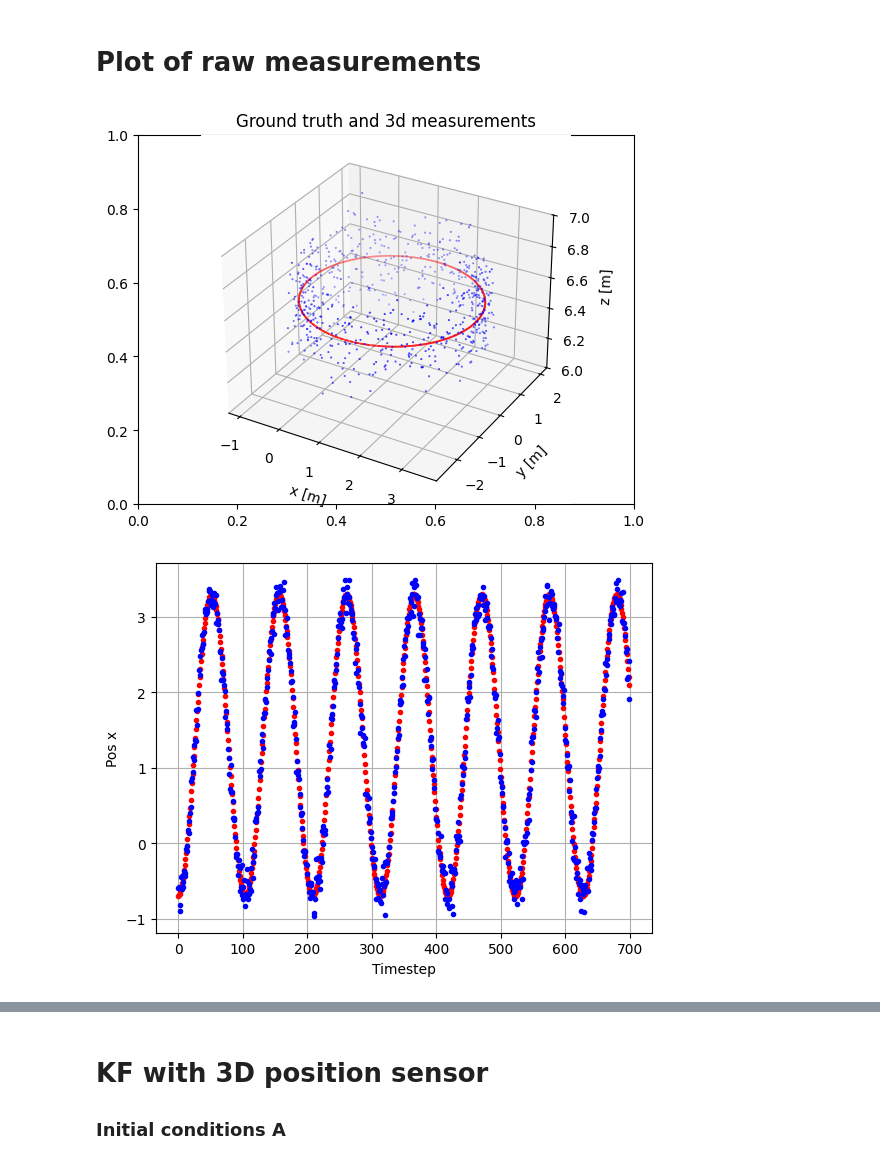
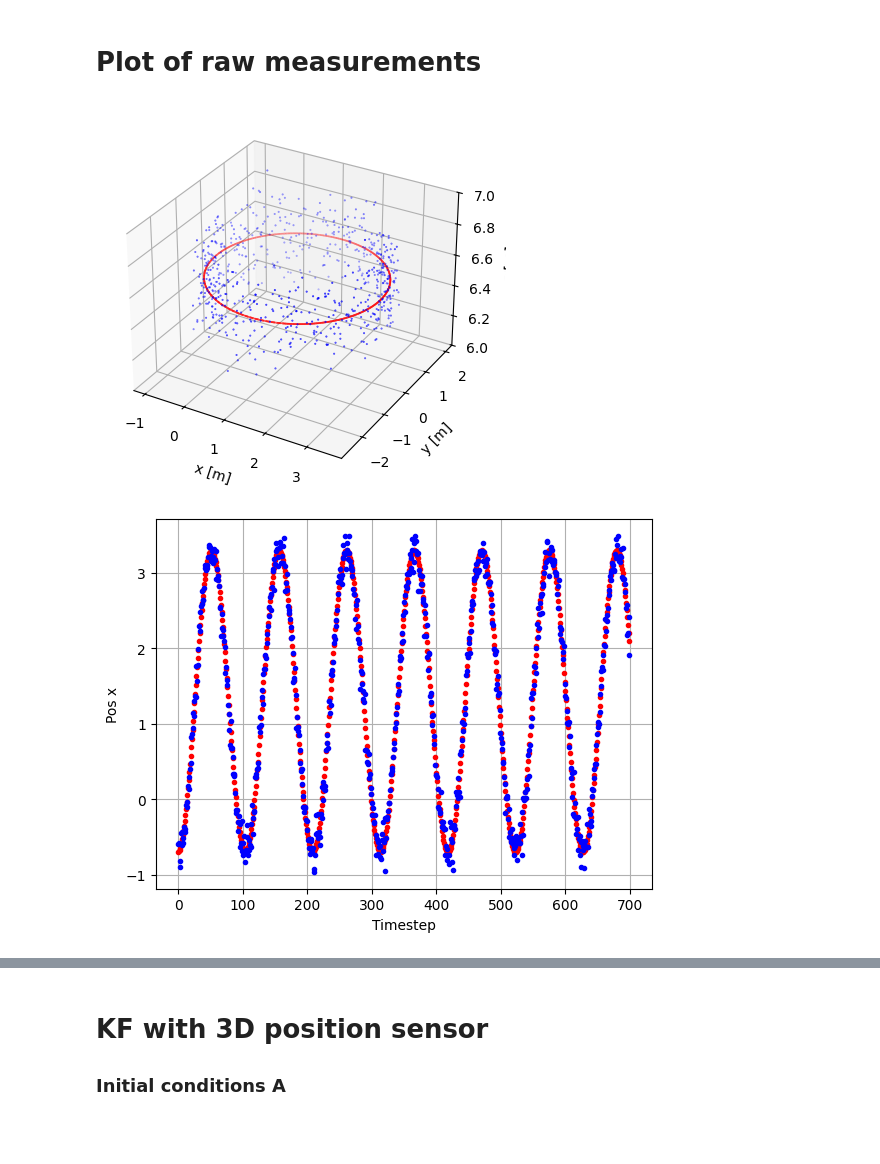
Before and after one commit to Fobi-02/DLR_estimation_challenge, a Jupyter notebook: 3D_sensor.ipynb, the cells around one changed output, grey strips where cells are left out. Cells and saved outputs as stored; diff of their text form; code cells hidden in the pictures; blank space fills up the shorter version.

```diff
--- a/3D_sensor.ipynb
+++ b/3D_sensor.ipynb
@@ -10,26 +17,28 @@ sensor_3d    = np.loadtxt("data/measurements_3d_position_sensor.csv", delimiter=
 # %% [markdown]
 # Plot of raw measurements
 # %%
+# plotting the 3D trajectory
 fig = plt.figure()
-plt.title("Ground truth and 3d measurements")
+#plt.title("Ground truth and 3d measurements")
 ax = fig.add_subplot(111, projection="3d")
 ax.scatter(ground_truth[:,0],ground_truth[:,1],ground_truth[:,2], s=0.1, color='red')
 ax.scatter(sensor_3d[:,0],sensor_3d[:,1],sensor_3d[:,2], s=0.2, color='blue')
 ax.set_xlabel("x [m]")
 ax.set_ylabel("y [m]")
 ax.set_zlabel("z [m]")
 ax.set_zlim(6,7)
 plt.show()
 
+# showing the x coordinates
 plt.figure()
 plt.plot(ground_truth[:,0],'.',color='red')
 plt.plot(sensor_3d[:,0],'.',color='blue')
 plt.xlabel("Timestep")
 plt.ylabel("Pos x")
 plt.grid()
 plt.show()
 # %% [output]
-[figure, old version]
+[figure, new version]
 [figure]
 # %%
 # plot of the estimation error
```
Also changed, not shown: parts of 7 cells of this notebook, 3 other files.
